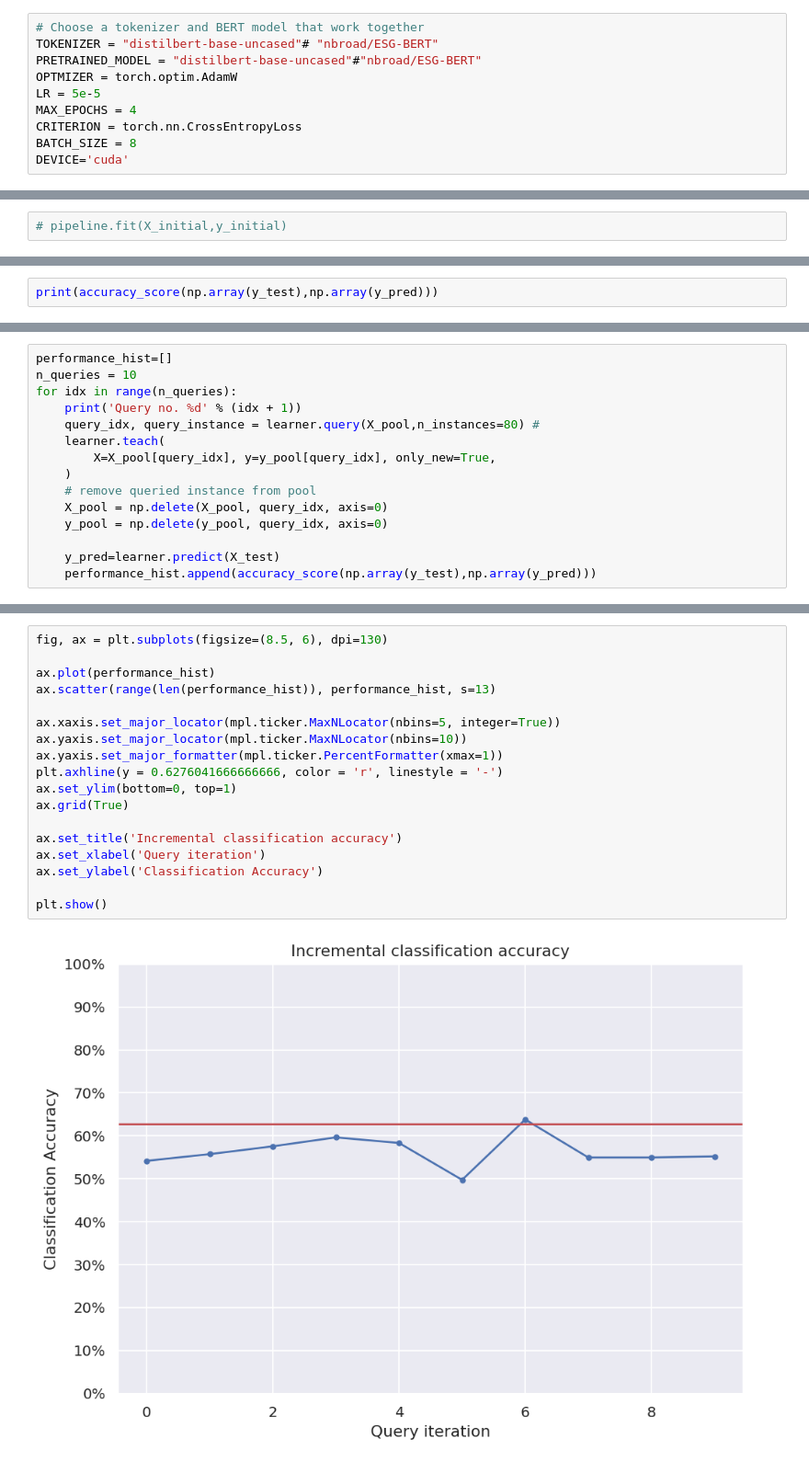
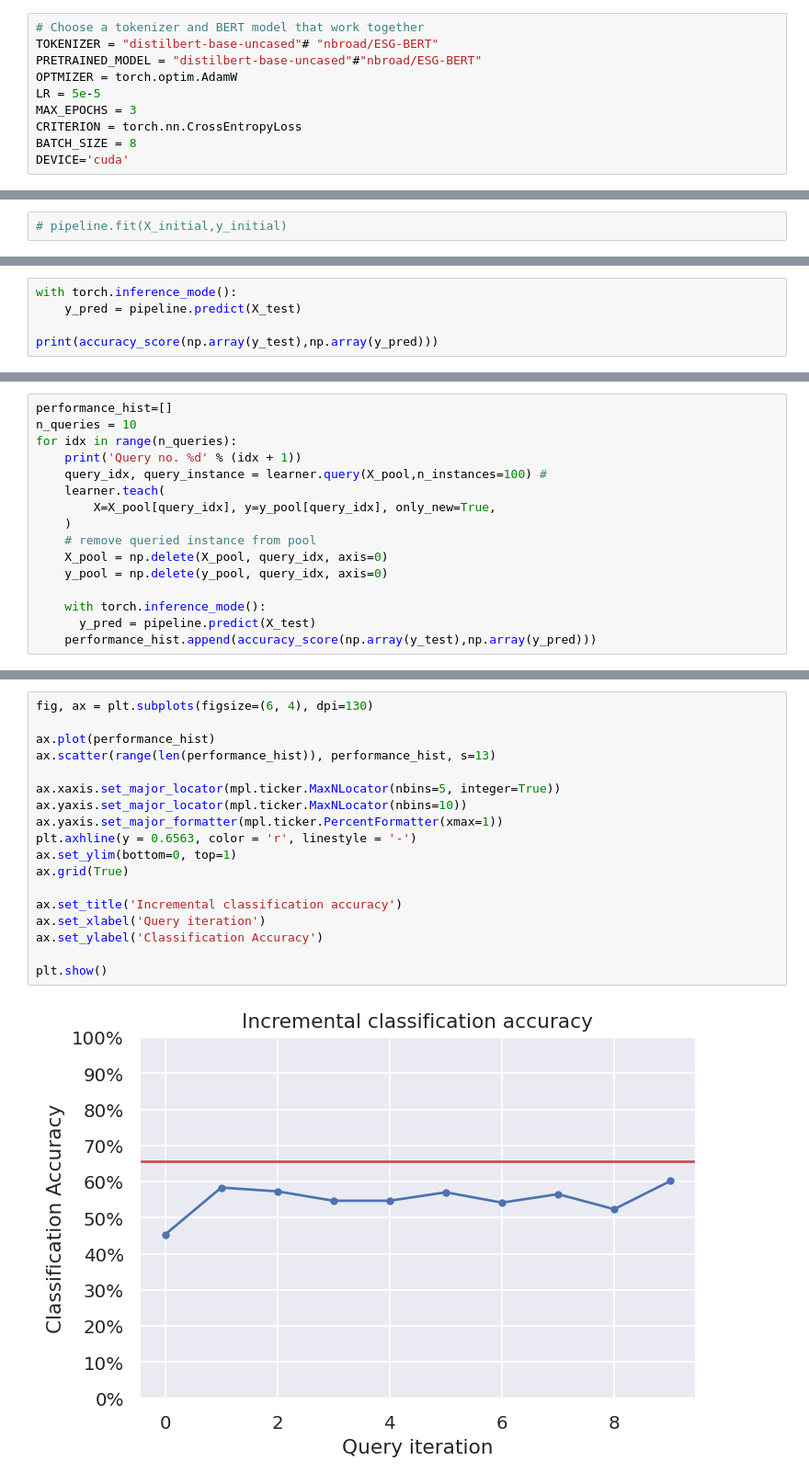
Before and after one commit to VinuraD/active-learning-sinbert, a Jupyter notebook: notebooks/active-learning-sustainable/active_learning_esg_bert_modAL.ipynb, the cells around one changed output, grey strips where cells are left out. Shown at 92% size. Saved outputs shown, nothing was run; the diff lists cells and outputs as text.

```diff
--- a/notebooks/active-learning-sustainable/active_learning_esg_bert_modAL.ipynb
+++ b/notebooks/active-learning-sustainable/active_learning_esg_bert_modAL.ipynb
@@ -248,7 +196,7 @@ TOKENIZER = "distilbert-base-uncased"# "nbroad/ESG-BERT"
 PRETRAINED_MODEL = "distilbert-base-uncased"#"nbroad/ESG-BERT"
 OPTMIZER = torch.optim.AdamW
 LR = 5e-5
-MAX_EPOCHS = 4
+MAX_EPOCHS = 3
 CRITERION = torch.nn.CrossEntropyLoss
 BATCH_SIZE = 8
 DEVICE='cuda'
@@ -353,3 +283,6 @@ y_pred=learner.predict(X_test)
 # %%
+with torch.inference_mode():
+    y_pred = pipeline.predict(X_test)
+
 print(accuracy_score(np.array(y_test),np.array(y_pred)))
 # %% [output]
@@ -359,7 +301,7 @@ performance_hist=[]
 n_queries = 10
 for idx in range(n_queries):
     print('Query no. %d' % (idx + 1))
-    query_idx, query_instance = learner.query(X_pool,n_instances=80) #
+    query_idx, query_instance = learner.query(X_pool,n_instances=100) #
     learner.teach(
         X=X_pool[query_idx], y=y_pool[query_idx], only_new=True,
     )
@@ -367,7 +309,8 @@ for idx in range(n_queries):
     X_pool = np.delete(X_pool, query_idx, axis=0)
     y_pool = np.delete(y_pool, query_idx, axis=0)
 
-    y_pred=learner.predict(X_test)
+    with torch.inference_mode():
+      y_pred = pipeline.predict(X_test)
     performance_hist.append(accuracy_score(np.array(y_test),np.array(y_pred)))
 # %% [output]
 Query no. 1
@@ -462,20 +394,20 @@ You should probably TRAIN this model on a down-stream task to be able to use it
 # %%
-fig, ax = plt.subplots(figsize=(8.5, 6), dpi=130)
+fig, ax = plt.subplots(figsize=(6, 4), dpi=130)
 
 ax.plot(performance_hist)
 ax.scatter(range(len(performance_hist)), performance_hist, s=13)
 
 ax.xaxis.set_major_locator(mpl.ticker.MaxNLocator(nbins=5, integer=True))
 ax.yaxis.set_major_locator(mpl.ticker.MaxNLocator(nbins=10))
 ax.yaxis.set_major_formatter(mpl.ticker.PercentFormatter(xmax=1))
-plt.axhline(y = 0.6276041666666666, color = 'r', linestyle = '-')
+plt.axhline(y = 0.6563, color = 'r', linestyle = '-')
 ax.set_ylim(bottom=0, top=1)
 ax.grid(True)
 
 ax.set_title('Incremental classification accuracy')
 ax.set_xlabel('Query iteration')
 ax.set_ylabel('Classification Accuracy')
 
 plt.show()
 # %% [output]
-[figure, old version]
+[figure, new version]
```
Also changed, not shown: parts of 22 cells of this notebook.
